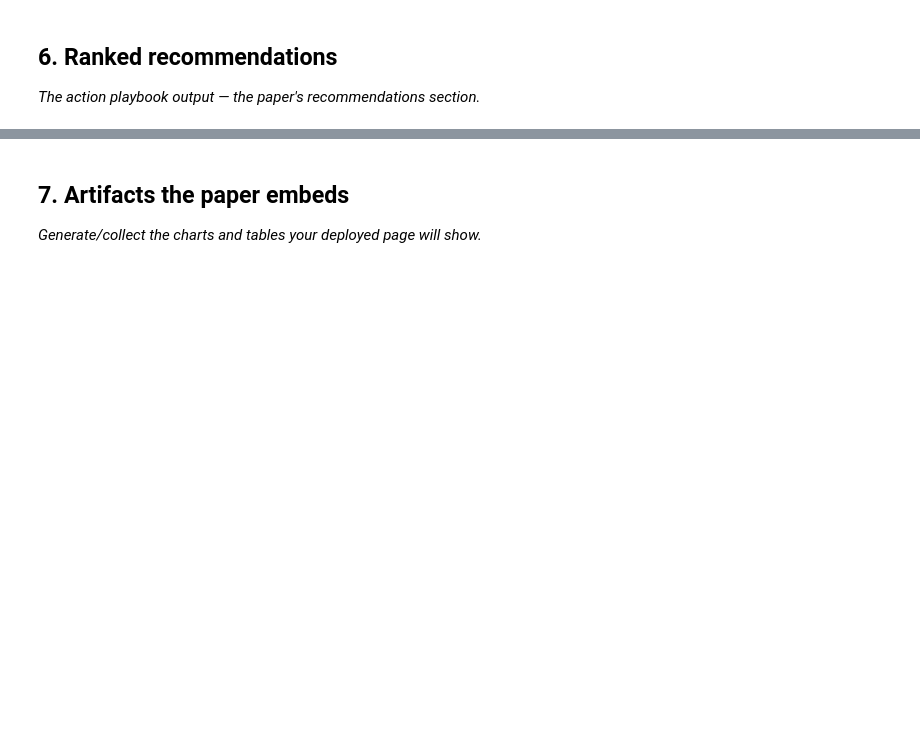
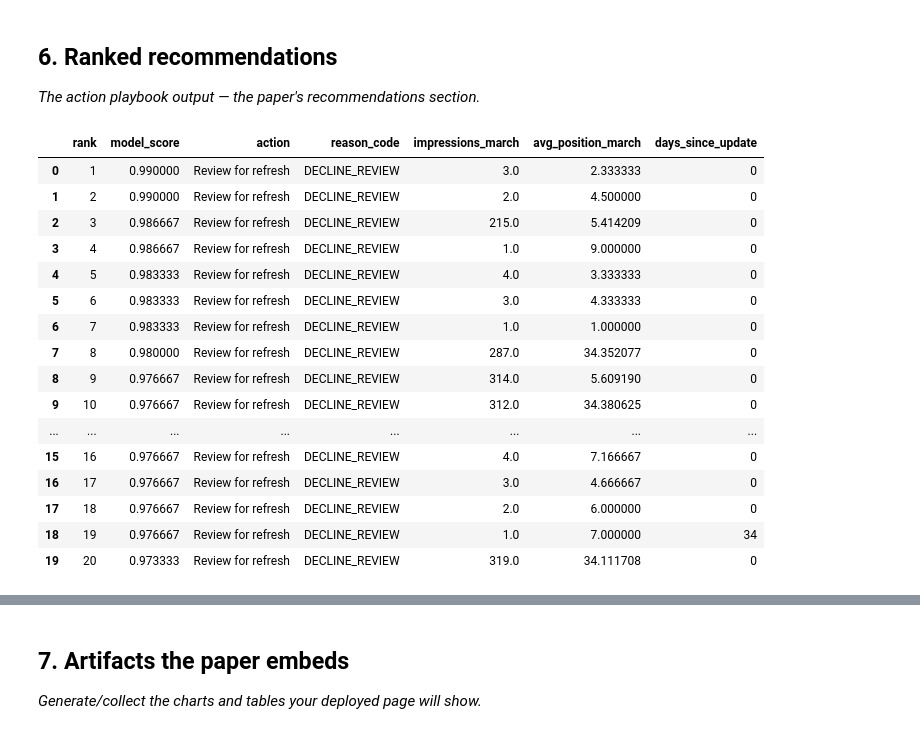
Before and after one commit to SaaDasim05/Flyrank-ML-Internship, a Jupyter notebook: work/notebooks/capstone.ipynb, the cells around one changed output, grey strips where cells are left out. Saved outputs shown, nothing was run; the diff lists cells and outputs as text; code cells hidden in the pictures; blank space fills up the shorter version.

```diff
--- a/work/notebooks/capstone.ipynb
+++ b/work/notebooks/capstone.ipynb
@@ -30,3 +457,61 @@ This skeleton is yours to fill. Work the sections **in order** — each one has
 ## 6. Ranked recommendations
 
 *The action playbook output — the paper's recommendations section.*
+# %%
+
+recommendations = test.copy()
+
+recommendations = (
+    recommendations
+    .sort_values(
+        ["model_score", "impressions_march"],
+        ascending=[False, False]
+    )
+    .reset_index(drop=True)
+)
+
+recommendations["rank"] = np.arange(
+    1, len(recommendations) + 1
+)
+
+recommendations["action"] = np.where(
+    recommendations["model_score"] >= 0.50,
+    "Review for refresh",
+    "Monitor"
+)
+
+recommendations["reason_code"] = np.where(
+    recommendations["model_score"] >= 0.50,
+    "DECLINE_REVIEW",
+    "MONITOR"
+)
+
+recommendations[
+    [
+        "rank",
+        "model_score",
+        "action",
+        "reason_code",
+        "impressions_march",
+        "avg_position_march",
+        "days_since_update"
+    ]
+].head(20)
+# %% [output]
+|  | rank | model_score | action | reason_code | impressions_march | avg_position_march | days_since_update |
+| 0 | 1 | 0.990000 | Review for refresh | DECLINE_REVIEW | 3.0 | 2.333333 | 0 |
+| 1 | 2 | 0.990000 | Review for refresh | DECLINE_REVIEW | 2.0 | 4.500000 | 0 |
+| 2 | 3 | 0.986667 | Review for refresh | DECLINE_REVIEW | 215.0 | 5.414209 | 0 |
+| 3 | 4 | 0.986667 | Review for refresh | DECLINE_REVIEW | 1.0 | 9.000000 | 0 |
+| 4 | 5 | 0.983333 | Review for refresh | DECLINE_REVIEW | 4.0 | 3.333333 | 0 |
+| 5 | 6 | 0.983333 | Review for refresh | DECLINE_REVIEW | 3.0 | 4.333333 | 0 |
+| 6 | 7 | 0.983333 | Review for refresh | DECLINE_REVIEW | 1.0 | 1.000000 | 0 |
+| 7 | 8 | 0.980000 | Review for refresh | DECLINE_REVIEW | 287.0 | 34.352077 | 0 |
+| 8 | 9 | 0.976667 | Review for refresh | DECLINE_REVIEW | 314.0 | 5.609190 | 0 |
+| 9 | 10 | 0.976667 | Review for refresh | DECLINE_REVIEW | 312.0 | 34.380625 | 0 |
+| ... | ... | ... | ... | ... | ... | ... | ... |
+| 15 | 16 | 0.976667 | Review for refresh | DECLINE_REVIEW | 4.0 | 7.166667 | 0 |
+| 16 | 17 | 0.976667 | Review for refresh | DECLINE_REVIEW | 3.0 | 4.666667 | 0 |
+| 17 | 18 | 0.976667 | Review for refresh | DECLINE_REVIEW | 2.0 | 6.000000 | 0 |
+| 18 | 19 | 0.976667 | Review for refresh | DECLINE_REVIEW | 1.0 | 7.000000 | 34 |
+| 19 | 20 | 0.973333 | Review for refresh | DECLINE_REVIEW | 319.0 | 34.111708 | 0 |
```
Also changed, not shown: parts of 15 cells of this notebook.
